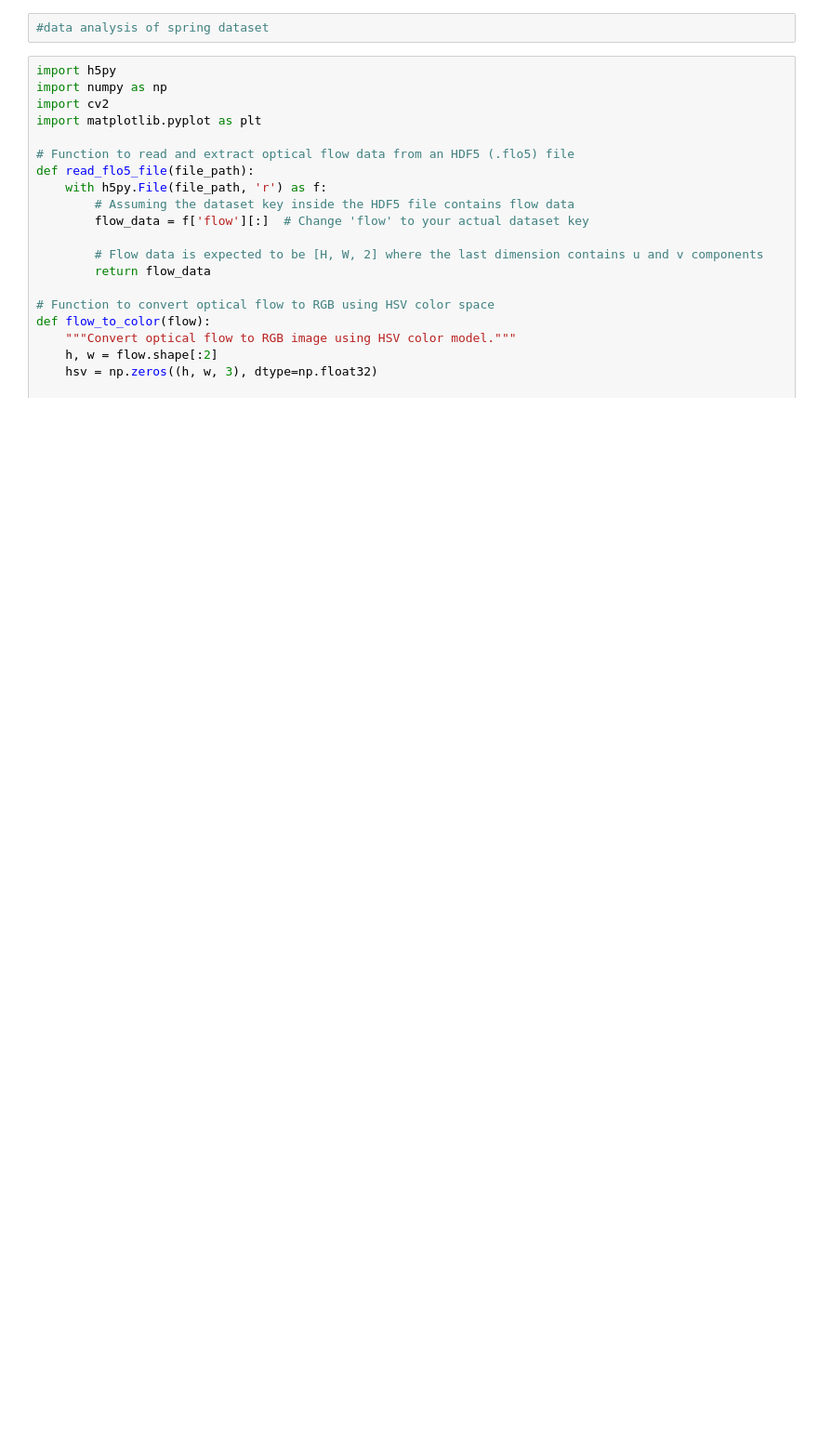
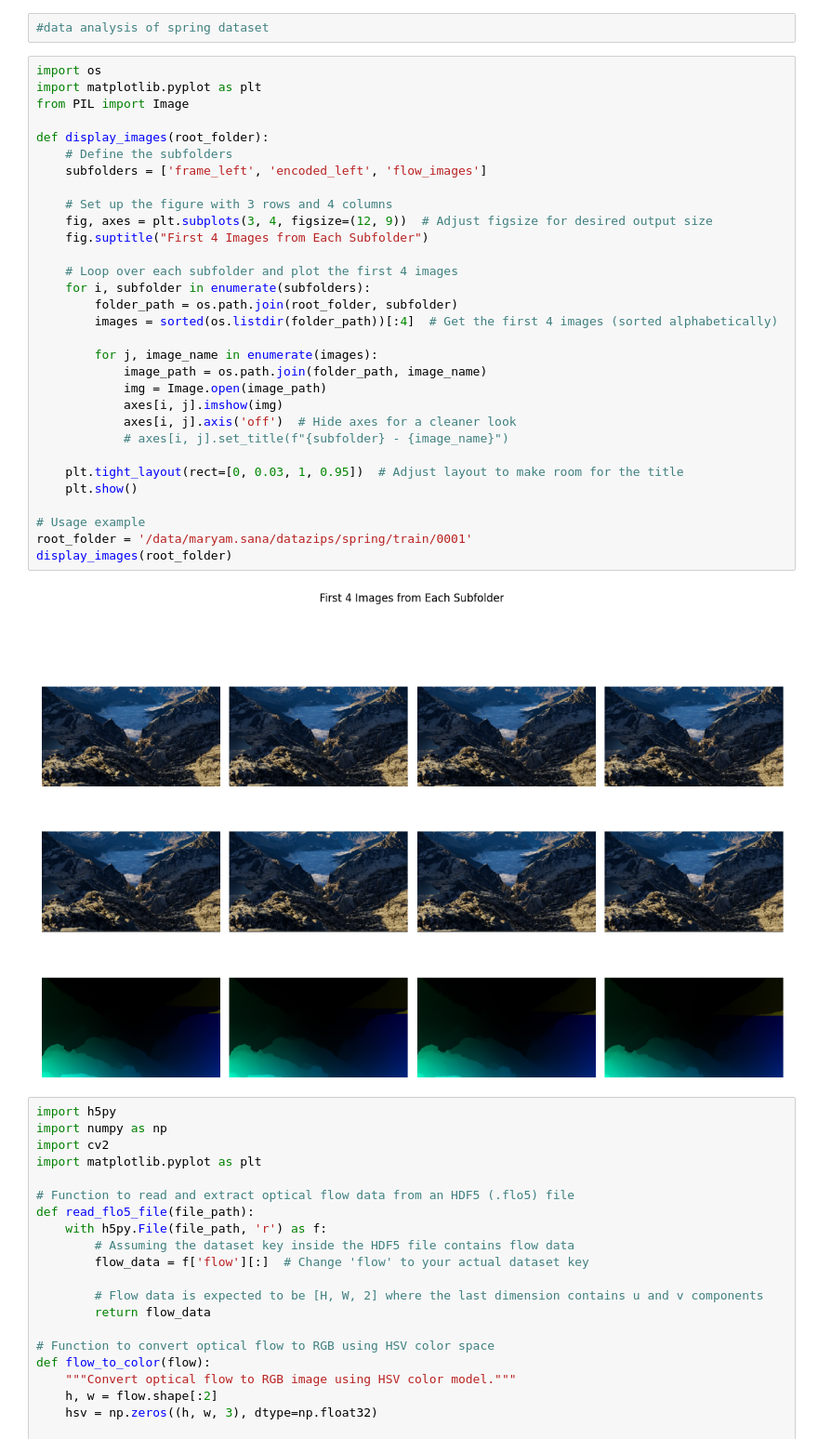
Before and after one commit to Maryamsana-1998/Uni-ControlNet, a Jupyter notebook: data-analysis.ipynb, the cells around one changed output. Shown at 93% size. Drawn from its saved outputs; the diff is of its cells as text; blank space fills up the shorter version.

```diff
--- a/data-analysis.ipynb
+++ b/data-analysis.ipynb
@@ -1,5 +1,38 @@
 # %%
 #data analysis of spring dataset
+# %%
+import os
+import matplotlib.pyplot as plt
+from PIL import Image
+
+def display_images(root_folder):
+    # Define the subfolders
+    subfolders = ['frame_left', 'encoded_left', 'flow_images']
+
+    # Set up the figure with 3 rows and 4 columns
+    fig, axes = plt.subplots(3, 4, figsize=(12, 9))  # Adjust figsize for desired output size
+    fig.suptitle("First 4 Images from Each Subfolder")
+
+    # Loop over each subfolder and plot the first 4 images
+    for i, subfolder in enumerate(subfolders):
+        folder_path = os.path.join(root_folder, subfolder)
+        images = sorted(os.listdir(folder_path))[:4]  # Get the first 4 images (sorted alphabetically)
+
+        for j, image_name in enumerate(images):
+            image_path = os.path.join(folder_path, image_name)
+            img = Image.open(image_path)
+            axes[i, j].imshow(img)
+            axes[i, j].axis('off')  # Hide axes for a cleaner look
+            # axes[i, j].set_title(f"{subfolder} - {image_name}")
+
+    plt.tight_layout(rect=[0, 0.03, 1, 0.95])  # Adjust layout to make room for the title
+    plt.show()
+
+# Usage example
+root_folder = '/data/maryam.sana/datazips/spring/train/0001'
+display_images(root_folder)
+# %% [output]
+[figure, added]
 # %%
 import h5py
 import numpy as np
```
Also changed, not shown: parts of 1 cell of this notebook, 3 other files.
